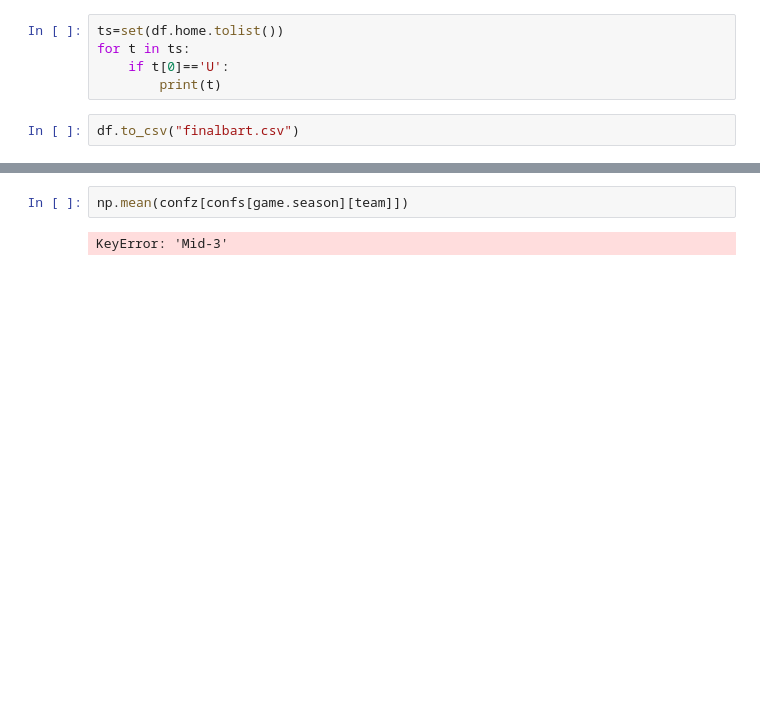
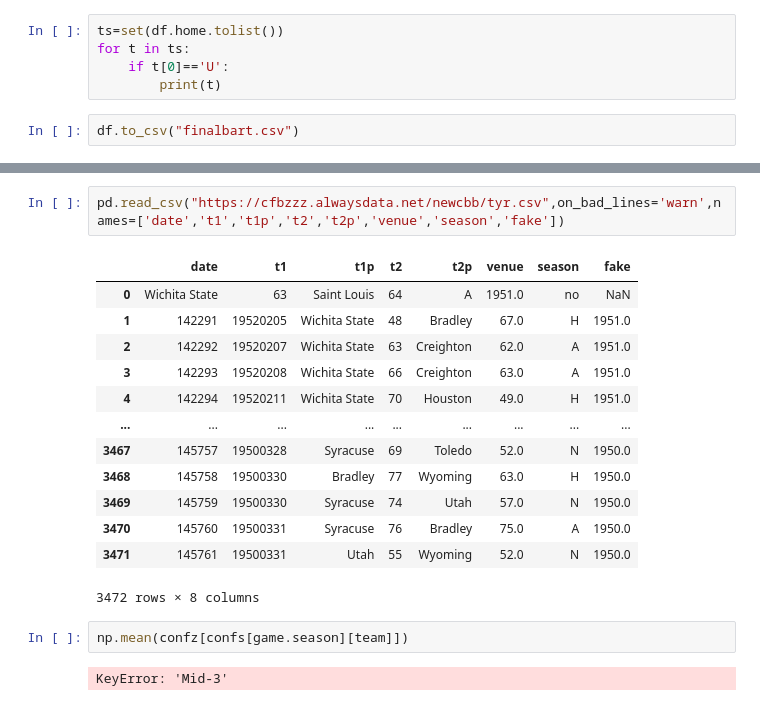
Before and after one commit to easella/ncaabelos, a Jupyter notebook: ncaab-for-free.ipynb, the cells around one changed output, grey strips where cells are left out. Drawn from its saved outputs; the diff is of its cells as text; blank space fills up the shorter version.

```diff
--- a/ncaab-for-free.ipynb
+++ b/ncaab-for-free.ipynb
@@ -1136,3 +1431,19 @@ KeyError: 'Mid-3'
+# %%
+pd.read_csv("https://cfbzzz.alwaysdata.net/newcbb/tyr.csv",on_bad_lines='warn',names=['date','t1','t1p','t2','t2p','venue','season','fake'])
+# %% [output]
+|  | date | t1 | t1p | t2 | t2p | venue | season | fake |
+| 0 | Wichita State | 63 | Saint Louis | 64 | A | 1951.0 | no | NaN |
+| 1 | 142291 | 19520205 | Wichita State | 48 | Bradley | 67.0 | H | 1951.0 |
+| 2 | 142292 | 19520207 | Wichita State | 63 | Creighton | 62.0 | A | 1951.0 |
+| 3 | 142293 | 19520208 | Wichita State | 66 | Creighton | 63.0 | A | 1951.0 |
+| 4 | 142294 | 19520211 | Wichita State | 70 | Houston | 49.0 | H | 1951.0 |
+| ... | ... | ... | ... | ... | ... | ... | ... | ... |
+| 3467 | 145757 | 19500328 | Syracuse | 69 | Toledo | 52.0 | N | 1950.0 |
+| 3468 | 145758 | 19500330 | Bradley | 77 | Wyoming | 63.0 | H | 1950.0 |
+| 3469 | 145759 | 19500330 | Syracuse | 74 | Utah | 57.0 | N | 1950.0 |
+| 3470 | 145760 | 19500331 | Syracuse | 76 | Bradley | 75.0 | A | 1950.0 |
+| 3471 | 145761 | 19500331 | Utah | 55 | Wyoming | 52.0 | N | 1950.0 |
+3472 rows × 8 columns
 # %%
 np.mean(confz[confs[game.season][team]])
 # %% [output]
```
Also changed, not shown: parts of 1 cell of this notebook.
